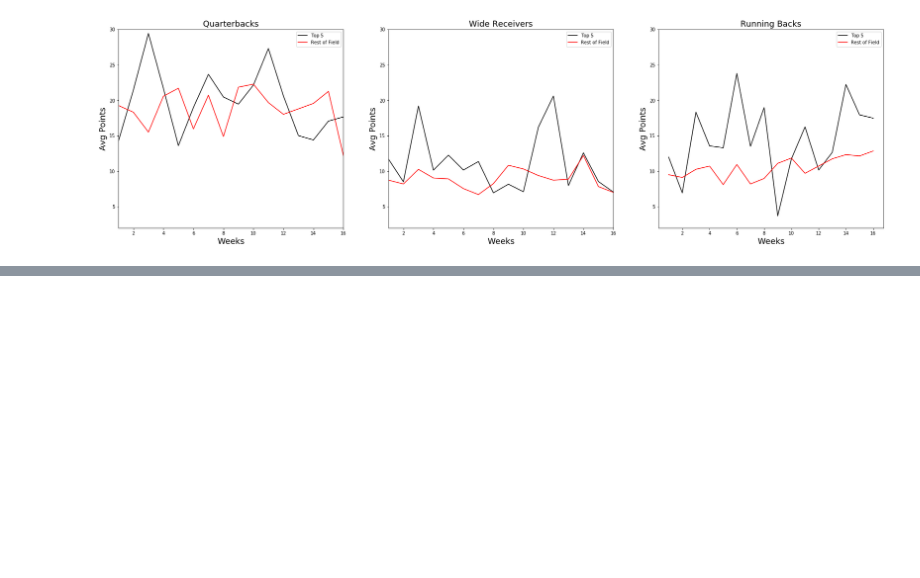
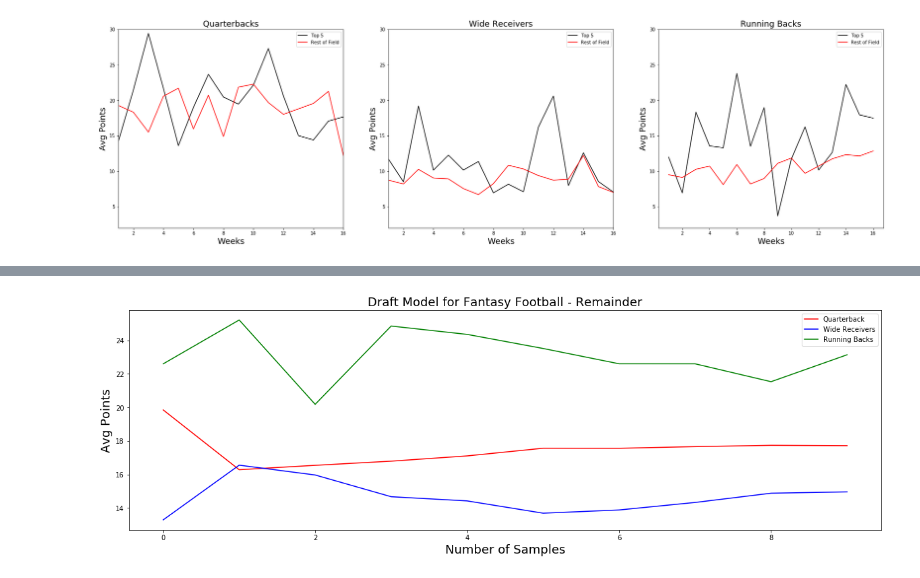
Before and after one commit to MTMUTH/Group_Project_01, a Jupyter notebook: FFL_DataAnalysis_Final.ipynb, the cells around one changed output, grey strips where cells are left out. Cells and saved outputs as stored; diff of their text form; code cells hidden in the pictures; blank space fills up the shorter version.

```diff
--- a/FFL_DataAnalysis_Final.ipynb
+++ b/FFL_DataAnalysis_Final.ipynb
@@ -540,0 +660,20 @@ plt.savefig('fig.png')
+# %%
+#Simulated Draft for the Remainder of the Field Graph
+fig6 = plt.figure(figsize = (20,6))
+sampledraft = fig6.add_subplot(111)
+#print(T5QBSAvg,TFQBSAvg)
+#print(np.subtract(np.array(T5QBSAvg), np.array(TFQBSAvg)))
+sampledraft.plot(savgqb, color = 'red', label = 'Quarterback')
+sampledraft.plot(savgwr, color = 'blue', label = 'Wide Receivers')
+sampledraft.plot(savgrb, color = 'green', label = 'Running Backs')
+
+
+sampledraft.set_xlabel('Number of Samples', size = 18)
+sampledraft.set_ylabel('Avg Points', size = 18)
+sampledraft.set_title('Draft Model for Fantasy Football - Remainder', size = 18)
+sampledraft.legend(loc = 'best')
+
+
+plt.savefig('fig6.png')
+# %% [output]
+[figure, added]
```
Also changed, not shown: parts of 4 cells of this notebook, 2 other files.
